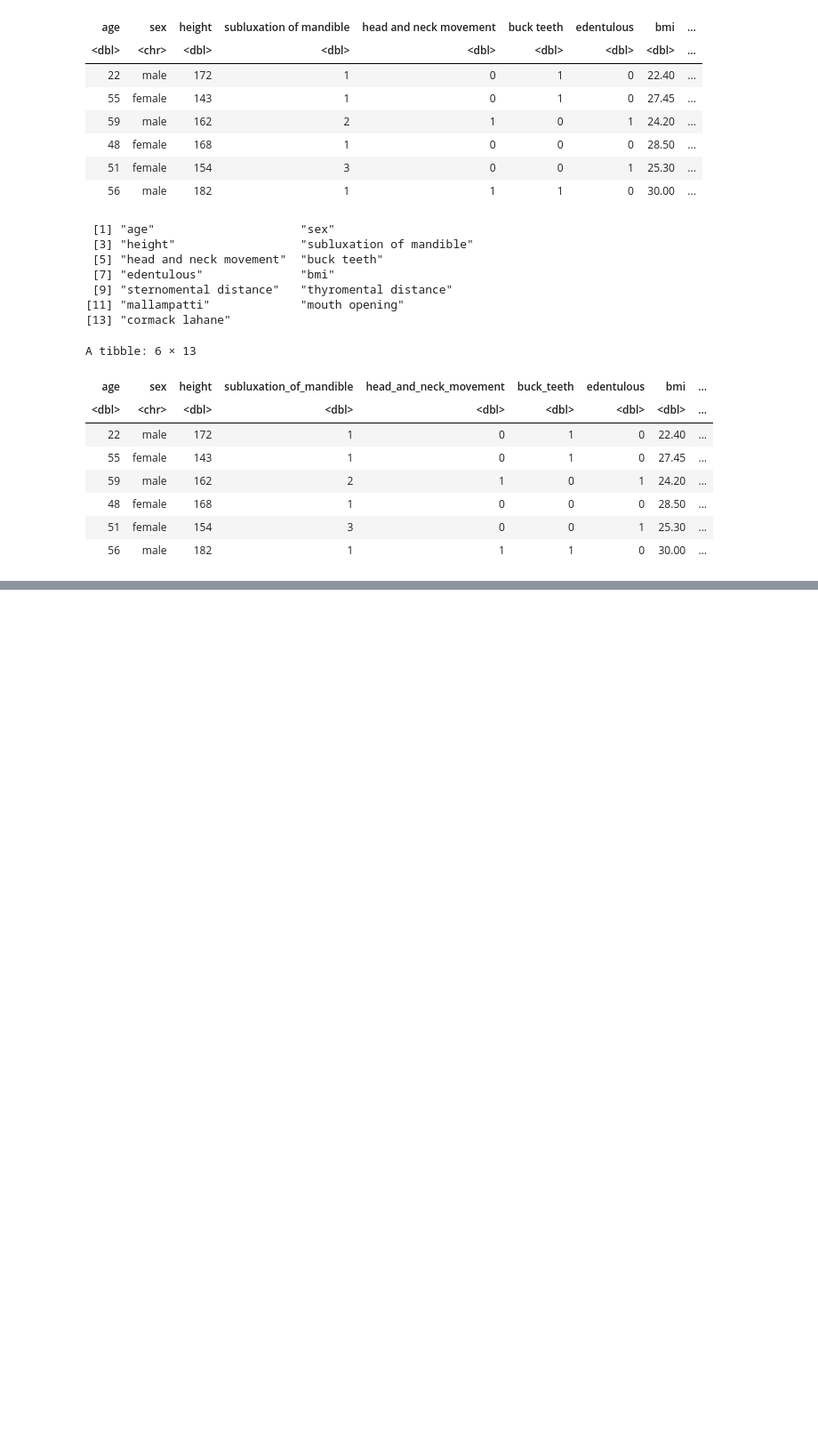
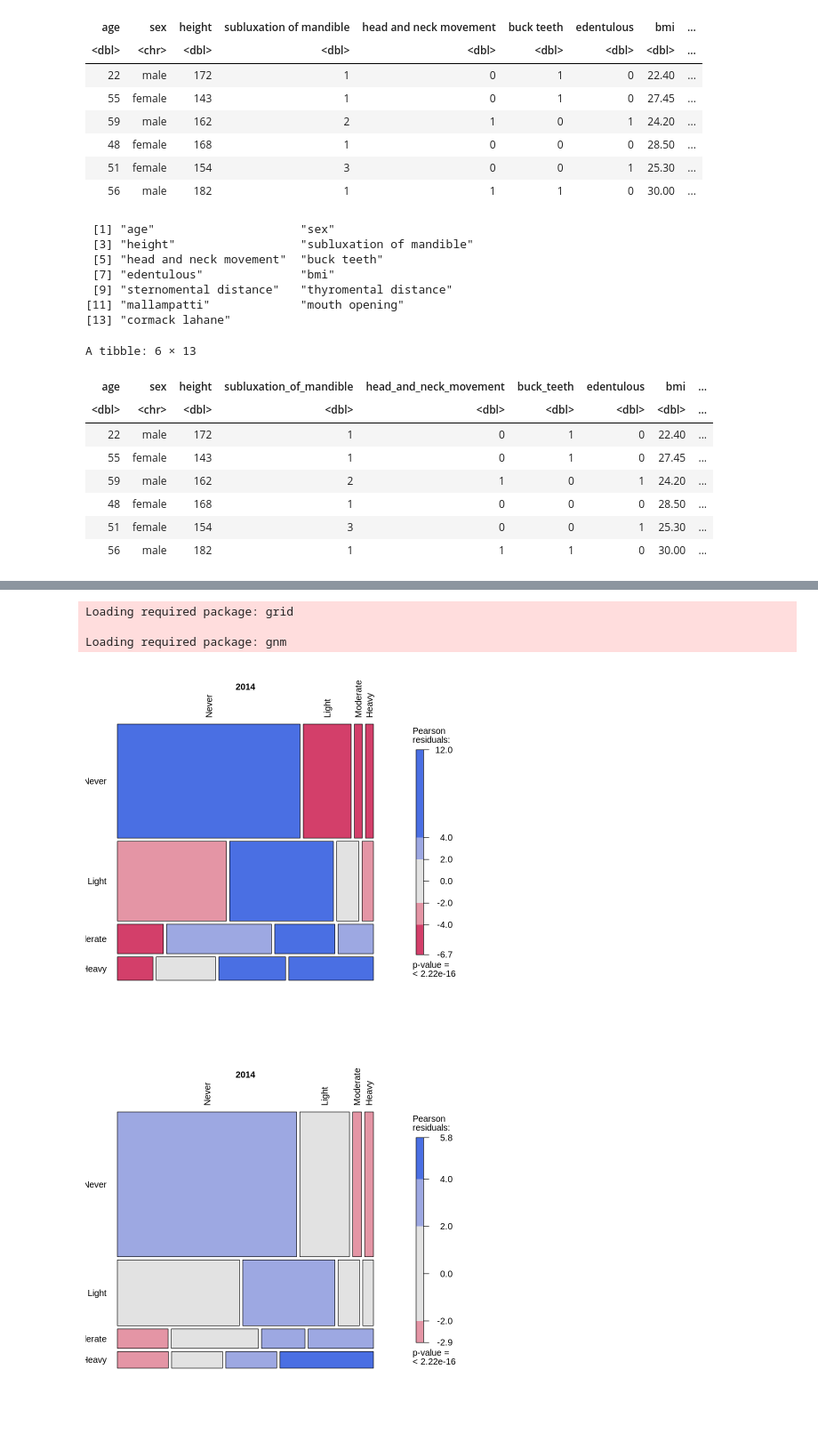
Before and after one commit to harnalashok/classification, a Jupyter notebook: airways_r.ipynb, the cells around one changed output, grey strips where cells are left out. Shown at 89% size. Drawn from its saved outputs; the diff is of its cells as text; code cells hidden in the pictures; blank space fills up the shorter version.

```diff
--- a/airways_r.ipynb
+++ b/airways_r.ipynb
@@ -145,0 +177,34 @@ Warning message in grabDL(warn, wrap, wrap.grobs, ...):
+# %%
+library(vcd)
+library(vcdExtra)
+library(MASS)
+
+All <- matrix(c(599,250,39,24, 157,238,89,40, 26,51,51,45, 26,26,30,57), 4, 4)
+dimnames(All) <- list("2002" =c("Never","Light","Moderate","Heavy"), "2014" =c("Never","Light","Moderate","Heavy"))
+All <- as.table(All)
+
+Poor <- matrix(c(184,57,7,6, 51,43,12,6, 9,10,6,6, 9,5,9,11), 4, 4)
+dimnames(Poor) <- list("2002"=c("Never","Light","Moderate","Heavy"), "2014" =c("Never","Light","Moderate","Heavy"))
+Poor <- as.table(Poor)
+
+NonPoor <- matrix(c(376,180,30,18, 94,192,77,34, 12,40,43,39, 15,19,21,41), 4, 4)
+dimnames(NonPoor) <- list("2002"=c("Never","Light","Moderate","Heavy"), "2014" =c("Never","Light","Moderate","Heavy"))
+NonPoor <- as.table(NonPoor)
+
+Black <- matrix(c(239,82,7,6, 54,56,15,9, 8,12,9,5, 12,11,8,8), 4, 4)
+dimnames(Black) <- list("2002"=c("Never","Light","Moderate","Heavy"), "2014" =c("Never","Light","Moderate","Heavy"))
+Black <- as.table(Black)
+
+mosaic(All, shade = TRUE, rot_labels = c(top = 90, left=0),just_labels = c("left","right","right","right"),offset_labels = c(-.4, 0, 0, 0),offset_varnames = c(1.5, 0, 0, 1.5))
+
+mosaic(Poor, shade = TRUE, rot_labels = c(top = 90, left=0),just_labels = c("left","right","right","right"),offset_labels = c(-.4, 0, 0, 0),offset_varnames = c(1.5, 0, 0, 1.5))
+
+mosaic(NonPoor, shade = TRUE, rot_labels = c(top = 90, left=0),just_labels = c("left","right","right","right"),offset_labels = c(-.4, 0, 0, 0),offset_varnames = c(1.5, 0, 0, 1.5))
+
+mosaic(Black, shade = TRUE, rot_labels = c(top = 90, left=0),just_labels = c("left","right","right","right"),offset_labels = c(-.4, 0, 0, 0),offset_varnames = c(1.5, 0, 0, 1.5))
+# %% [output]
+Loading required package: grid
+
+Loading required package: gnm
+[figure, added]
+[figure, added]
```
Also changed, not shown: parts of 11 cells of this notebook.
